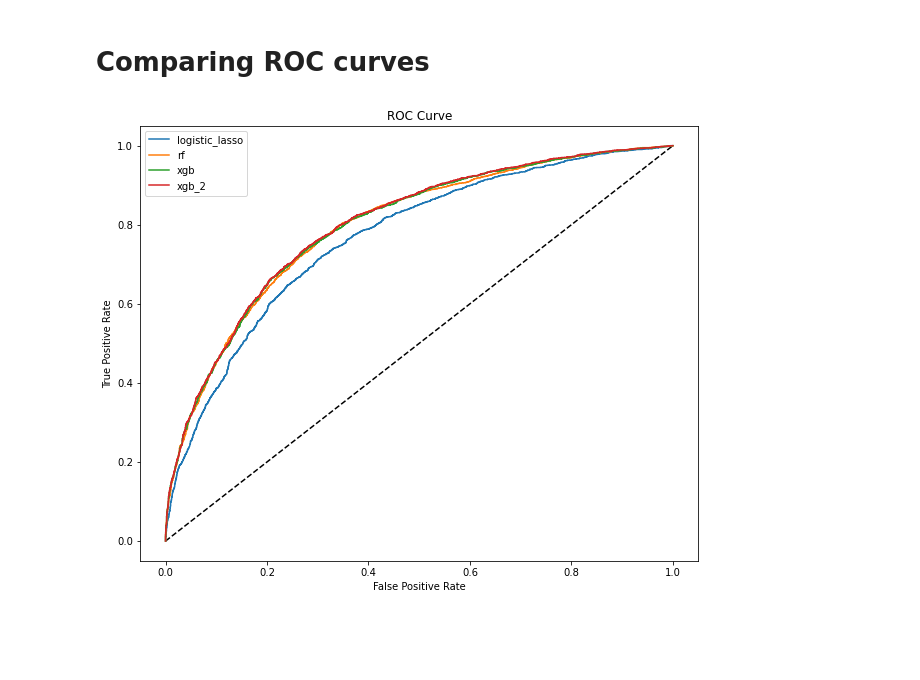
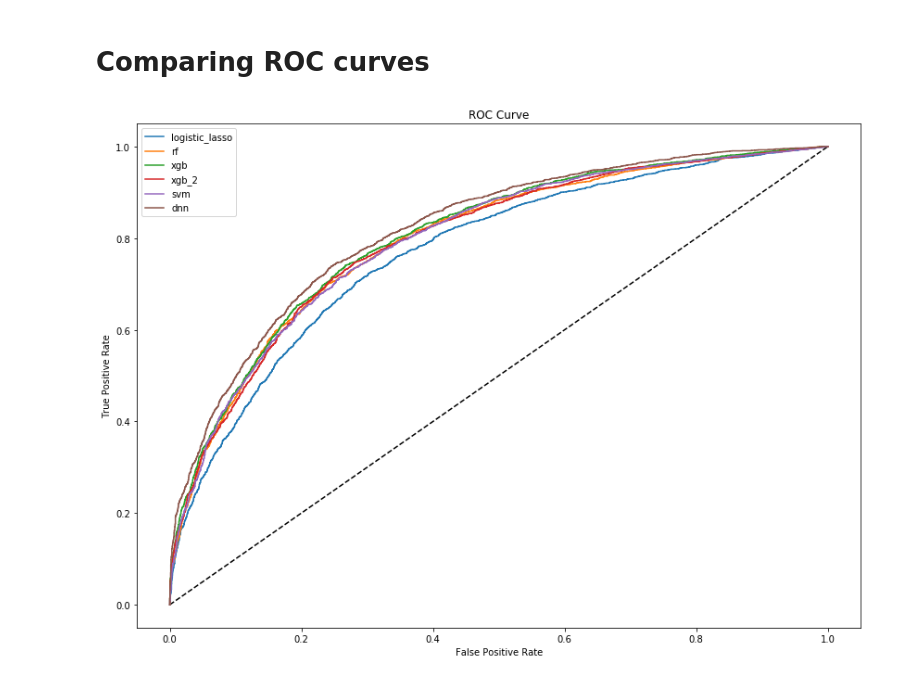
Before and after one commit to Felipe1990/DS4A_team5, a Jupyter notebook: 01_notebooks/04_model_tests.ipynb, the cells around one changed output. Drawn from its saved outputs; the diff is of its cells as text; code cells hidden in the pictures; blank space fills up the shorter version.

Commit message:
ajustes scrip .py modelos agregados en tests.ipynb

```diff
--- a/01_notebooks/04_model_tests.ipynb
+++ b/01_notebooks/04_model_tests.ipynb
@@ -210,0 +212,4 @@ accuracy_score(y_test, predictions)
+# %%
+features_svm = StandardScaler().fit_transform(features)
+
+X_train_svm, X_test_svm, y_train, y_test = train_test_split(features_svm, label, test_size=0.2, random_state=42)
@@ -210,0 +251,6 @@ accuracy_score(y_test, predictions)
+# %%
+# Instantiate a SVC classifier:
+#se hace esto por que el svm no tiene metodo de predict proba
+
+svm_proba = CalibratedClassifierCV(base_estimator=model_svm.best_estimator_, cv=5)
+model_svm_proba =svm_proba.fit(X_train_svm, y_train)
@@ -210,0 +301,12 @@ accuracy_score(y_test, predictions)
+# %%
+# load model
+model = load_model('model.h5')
+
+# summarize model.
+model.summary()
+
+# evaluate the model
+score = model.evaluate(X_test_svm, y_test, verbose=0)
+
+print(model.metrics_names)
+print(score)
@@ -212,18 +369,25 @@ accuracy_score(y_test, predictions)
 # Comparing ROC curves
 # %%
 names_models = ['logistic_lasso', 'rf', 'xgb']
-fig, ax = plt.subplots(figsize=(10, 8))
+fig, ax = plt.subplots(figsize=(14, 10))
 ax.plot([0, 1], [0, 1], 'k--')
 for idx, model_i in enumerate([model_logistic, model_rf, model_xgb]):
-    fpr, tpr, thresholds = roc_curve(y_test, model_i.best_estimator_.predict_proba(X_test)[:,1])
+    fpr, tpr, thresholds = roc_curve(y_test, model_i.predict_proba(X_test)[:,1])
     plt.plot(fpr, tpr, label=names_models[idx])
 
 fpr, tpr, thresholds = roc_curve(y_test, bst.predict(dtest))
 plt.plot(fpr, tpr, label='xgb_2')
+
+fpr, tpr, thresholds = roc_curve(y_test, model_svm_proba.predict_proba(X_test_svm)[:,1])
+plt.plot(fpr, tpr, label='svm')
+
+fpr, tpr, thresholds = roc_curve(y_test, model.predict_proba(X_test_svm))
+plt.plot(fpr, tpr, label='dnn')
+
 ax.legend()
 plt.xlabel('False Positive Rate')
 plt.ylabel('True Positive Rate')
 plt.title('ROC Curve')
 plt.show()
 # %% [output]
-[figure, old version]
+[figure, new version]
```
Also changed, not shown: parts of 20 cells of this notebook, 6 other files.
